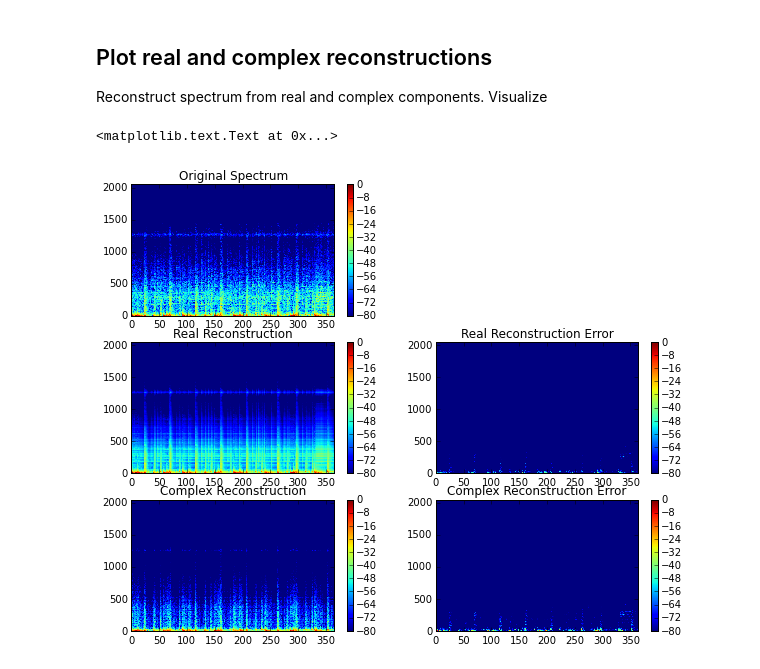
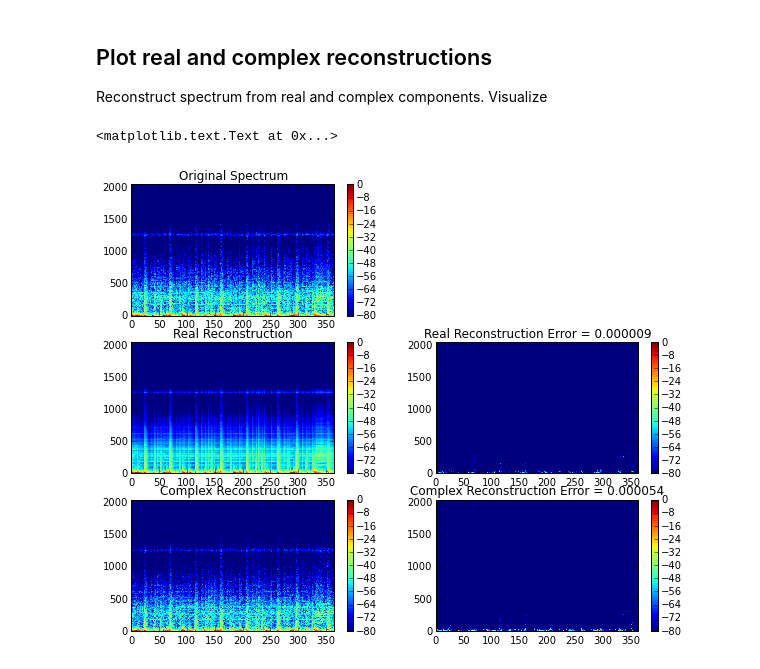
Before and after one commit to bregmanstudio/cseparate, a Jupyter notebook: complexrealseparate.ipynb, the cells around one changed output. Drawn from its saved outputs; the diff is of its cells as text; code cells hidden in the pictures.

Commit message:
pre-emphasis for CJADE

```diff
--- a/complexrealseparate.ipynb
+++ b/complexrealseparate.ipynb
@@ -150,7 +150,7 @@ rX = array(Xr.X_hat)[:,:,:oX.shape[1]].sum(0) # Real spectral components summed
 rX = feature_scale(rX, normalize=1) # Normalize
 sqerr_real = (oX - rX)**2
 # COMPLEX RECONSTRUCTION (normalized)
-xci, xc = cs.cseparate(x,cmplx_ncomps,N,H,W) # complex separation (CJADE)
+xci, xc = cs.cseparate(x,cmplx_ncomps,N,H,W,pre_emphasis=True) # complex separation (CJADE)
 xc = xc-xc.mean() # center
 xc = xc/abs(xc).max() # normalize
 Xc = LinearFrequencySpectrum(xc, nfft=N, wfft=W, nhop=H)
@@ -161,19 +161,19 @@ sqerr_cmplx = (oX - cX)**2
 # %%
 subplot(321)
 feature_plot(oX,dbscale=1,nofig=1,vmin=-80,vmax=0)
 title('Original Spectrum')
 subplot(323)
 feature_plot(rX,dbscale=1,nofig=1,vmin=-80,vmax=0)
 title('Real Reconstruction')
 subplot(324)
 feature_plot(sqerr_real,dbscale=1,nofig=1,vmin=-80,vmax=0)
-title('Real Reconstruction Error')
+title('Real Reconstruction Error = {:3f}'.format(sqerr_real.mean()))
 subplot(325)
 feature_plot(cX,dbscale=1,nofig=1,vmin=-80,vmax=0)
 title('Complex Reconstruction')
 subplot(326)
 feature_plot(sqerr_cmplx,dbscale=1,nofig=1,vmin=-80,vmax=0)
-title('Complex Reconstruction Error')
+title('Complex Reconstruction Error = {:3f}'.format(sqerr_cmplx.mean()))
 # %% [output]
 <matplotlib.text.Text at 0x...>
-[figure, old version]
+[figure, new version]
```
Also changed, not shown: parts of 8 cells of this notebook, 1 other file.
